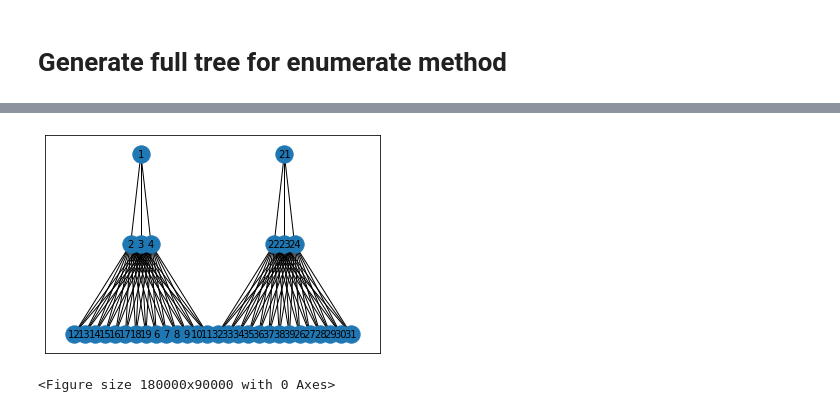
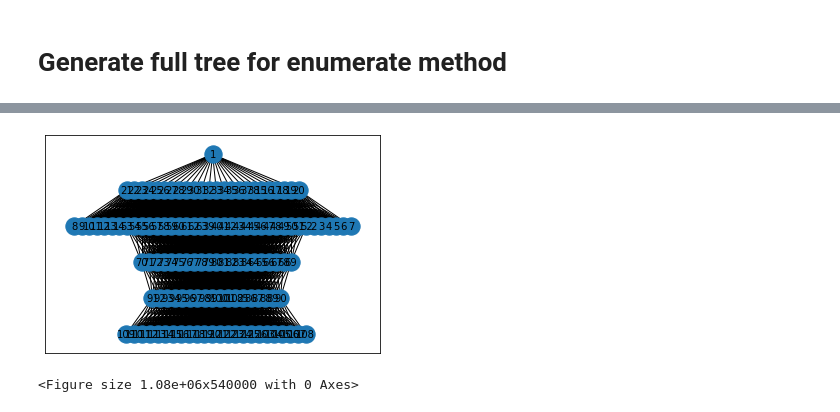
Before and after one commit to crptcusco/SynEstCBN, a Jupyter notebook: experiments/phd_qualification/exp_simple_rdda.ipynb, the cells around one changed output, grey strips where cells are left out. Drawn from its saved outputs; the diff is of its cells as text; code cells hidden in the pictures.

Commit message:
Tree example networkx

```diff
--- a/experiments/phd_qualification/exp_simple_rdda.ipynb
+++ b/experiments/phd_qualification/exp_simple_rdda.ipynb
@@ -249,48 +205,34 @@ for element in o_rdda.list_signal_pairs:
 # %%
+# Generate the edges
+l_aux = []
+v_begin = 1
+for element in o_rdda.list_signal_pairs:
+    l_aux.append(list(range(v_begin , v_begin + len(element))))
+    v_begin = v_begin + len(element)
+# for element in l_aux:
+#     print(element)
+
+l_path_edge = []
+for v_index in range(0,len(l_aux)-1):
+    l_path_edge = l_path_edge + list(product(l_aux[v_index],l_aux[v_index+1]))
+    # print(l_path_edge)
+
 # Generate the graph with the paths
 T = nx.Graph()
-# T = nx.generators.balanced_tree(2, 5)
-# T.add_nodes_from(d_pairs.keys())
-# T.add_edges_from(l_edges_dict)
-
-L1 = [1]
-L2 = [x for x in range(2,5)]
-L3 = [x for x in range(6,20)]
-
-L4 = [21]
-L5 = [x for x in range(22,25)]
-L6 = [x for x in range(26,30)]
-
-T.add_node(1)
-T.add_nodes_from(L1)
-T.add_nodes_from(L2)
-T.add_nodes_from(L3)
-for i in range(2,5):
-    T.add_edge(1,i)
-    for j in range (6,20):
-        T.add_edge(i,j)
-
-T.add_node(21)
-T.add_nodes_from(L4)
-T.add_nodes_from(L5)
-T.add_nodes_from(L6)
-for i in range(22,25):
-    T.add_edge(21,i)
-    for j in range (26,40):
-        T.add_edge(i,j)
+T.add_edges_from(l_path_edge)
 
 # Generate the Layout with dot
 pos = graphviz_layout(T, prog="dot")
 # Fix the position problem, string to int
 aux_pos ={}
 for key in pos.keys():
     aux_pos[int(key)] = pos[key]
 pos = aux_pos
 # Generate the graph with the data an information
 nx.draw_networkx(T, pos, font_size=10)
 # Show the graph with parameters
-plt.figure(figsize=(600,300), dpi=300)
+plt.figure(figsize=(1200,600), dpi=900)
 plt.show()
 # %% [output]
-[figure, old version]
+[figure, new version]
-<Figure size 180000x90000 with 0 Axes>
+<Figure size 1.08e+06x540000 with 0 Axes>
```
Also changed, not shown: parts of 5 cells of this notebook.
